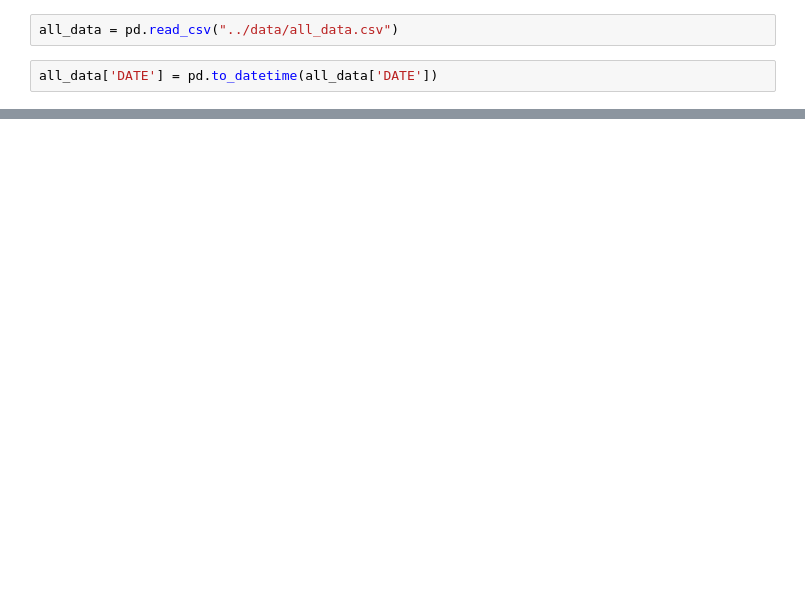
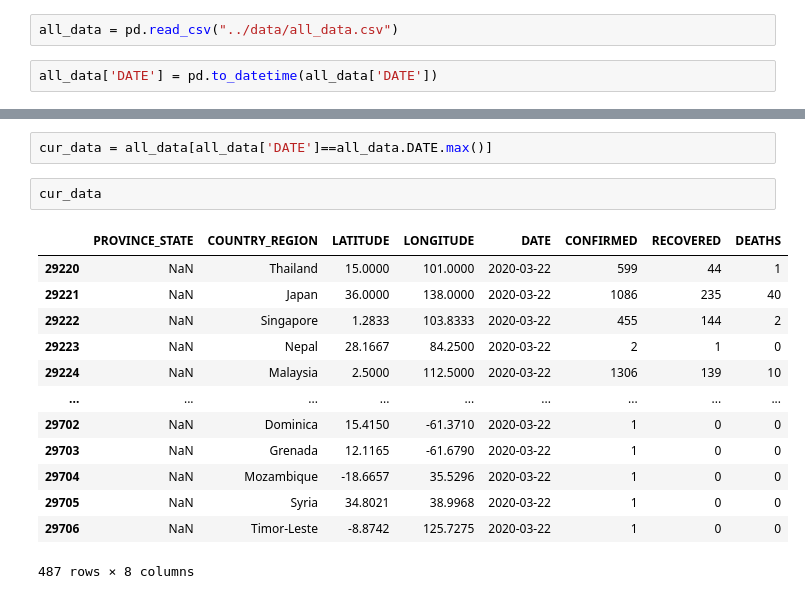
Before and after one commit to dev4pakistan-covid19/covid19, a Jupyter notebook: notebooks/mapping.ipynb, the cells around one changed output, grey strips where cells are left out. Saved outputs shown, nothing was run; the diff lists cells and outputs as text; blank space fills up the shorter version.

```diff
--- a/notebooks/mapping.ipynb
+++ b/notebooks/mapping.ipynb
@@ -27,0 +14,18 @@ all_data['DATE'] = pd.to_datetime(all_data['DATE'])
+# %%
+cur_data = all_data[all_data['DATE']==all_data.DATE.max()]
+# %%
+cur_data
+# %% [output]
+|  | PROVINCE_STATE | COUNTRY_REGION | LATITUDE | LONGITUDE | DATE | CONFIRMED | RECOVERED | DEATHS |
+| 29220 | NaN | Thailand | 15.0000 | 101.0000 | 2020-03-22 | 599 | 44 | 1 |
+| 29221 | NaN | Japan | 36.0000 | 138.0000 | 2020-03-22 | 1086 | 235 | 40 |
+| 29222 | NaN | Singapore | 1.2833 | 103.8333 | 2020-03-22 | 455 | 144 | 2 |
+| 29223 | NaN | Nepal | 28.1667 | 84.2500 | 2020-03-22 | 2 | 1 | 0 |
+| 29224 | NaN | Malaysia | 2.5000 | 112.5000 | 2020-03-22 | 1306 | 139 | 10 |
+| ... | ... | ... | ... | ... | ... | ... | ... | ... |
+| 29702 | NaN | Dominica | 15.4150 | -61.3710 | 2020-03-22 | 1 | 0 | 0 |
+| 29703 | NaN | Grenada | 12.1165 | -61.6790 | 2020-03-22 | 1 | 0 | 0 |
+| 29704 | NaN | Mozambique | -18.6657 | 35.5296 | 2020-03-22 | 1 | 0 | 0 |
+| 29705 | NaN | Syria | 34.8021 | 38.9968 | 2020-03-22 | 1 | 0 | 0 |
+| 29706 | NaN | Timor-Leste | -8.8742 | 125.7275 | 2020-03-22 | 1 | 0 | 0 |
+487 rows × 8 columns
```
Also changed, not shown: parts of 3 cells of this notebook, 10 other files.
